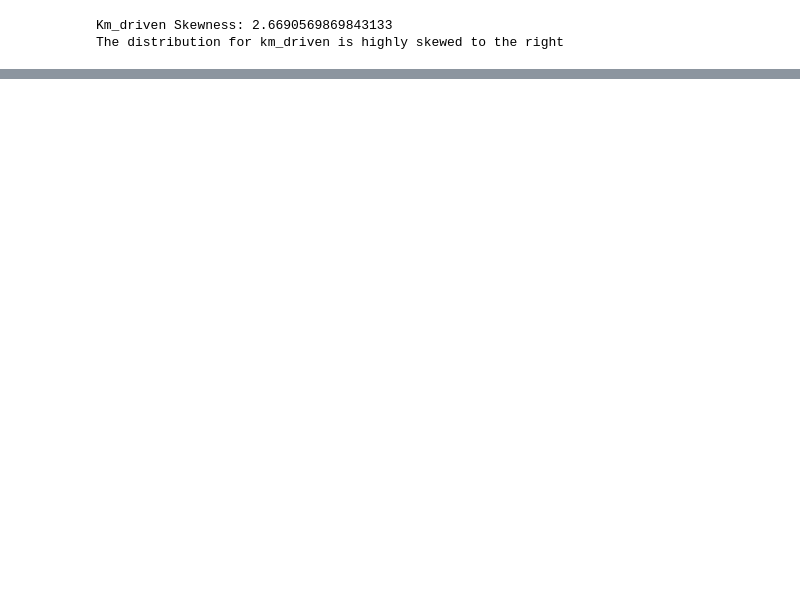
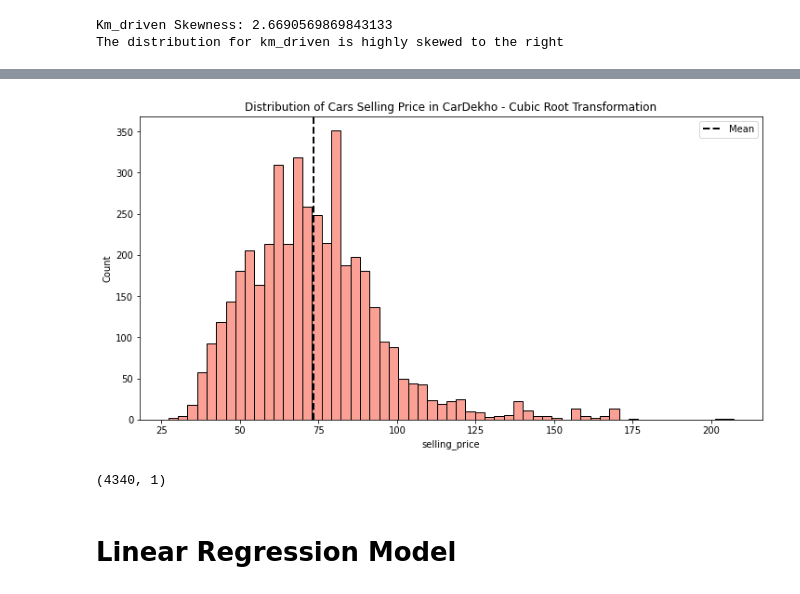
Before and after one commit to princeKike27/Car-Dekho-Dealership, a Jupyter notebook: CarDekhoDealership.ipynb, the cells around one changed output, grey strips where cells are left out. Saved outputs shown, nothing was run; the diff lists cells and outputs as text; code cells hidden in the pictures; blank space fills up the shorter version.

```diff
--- a/CarDekhoDealership.ipynb
+++ b/CarDekhoDealership.ipynb
@@ -473,0 +569,6 @@ The distribution for km_driven is highly skewed to the right
+# %%
+# cubic root transformation
+
+df_target['selling_price'] = np.power(df_target.selling_price, 1/3)
+
+df_target.head()
@@ -473,0 +587,20 @@ The distribution for km_driven is highly skewed to the right
+# %%
+# distribution after transformation
+
+f, ax = plt.subplots(figsize=(12, 6))
+
+sns.histplot(df_target['selling_price'], color='salmon')
+plt.axvline(df_target['selling_price'].mean(), linestyle='dashed', linewidth=2, color='black', label='Mean')
+
+plt.legend()
+plt.title('Distribution of Cars Selling Price in CarDekho - Cubic Root Transformation')
+plt.show()
+# %% [output]
+[figure, added]
+# %%
+# shape of targets
+df_target.shape
+# %% [output]
+(4340, 1)
+# %% [markdown]
+# Linear Regression Model
```
Also changed, not shown: parts of 14 cells of this notebook.
